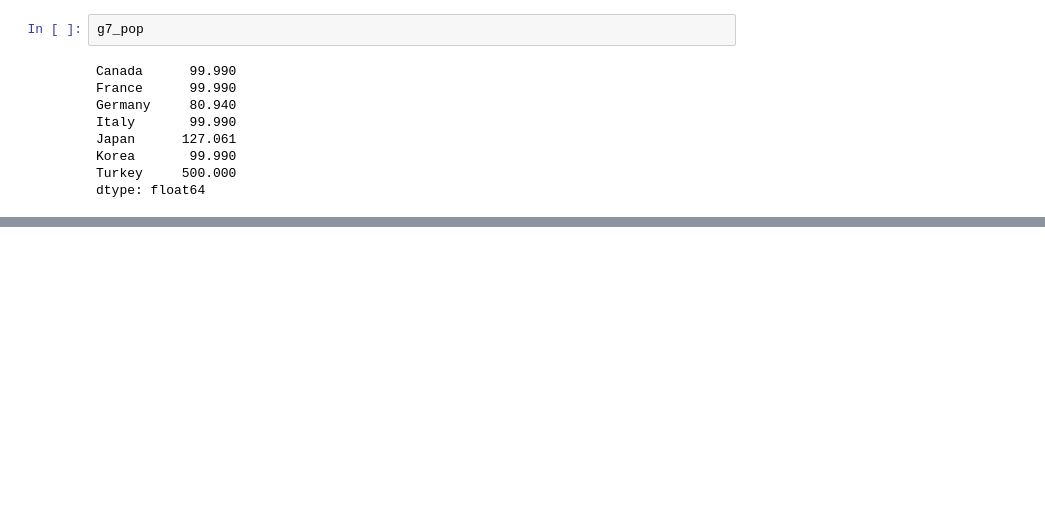
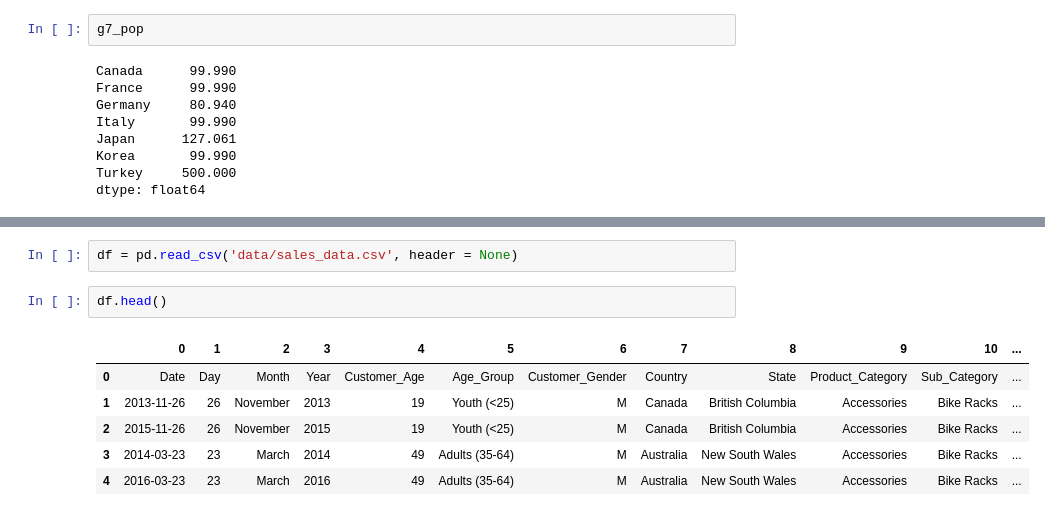
Before and after one commit to masanbasa3k/Data_Analysis_with_Python--freecodecamp, a Jupyter notebook: Pandas.ipynb, the cells around one changed output, grey strips where cells are left out. Saved outputs shown, nothing was run; the diff lists cells and outputs as text; blank space fills up the shorter version.

```diff
--- a/Pandas.ipynb
+++ b/Pandas.ipynb
@@ -269,0 +286,11 @@ dtype: float64
+# %%
+df = pd.read_csv('data/sales_data.csv', header = None)
+# %%
+df.head()
+# %% [output]
+|  | 0 | 1 | 2 | 3 | 4 | 5 | 6 | 7 | 8 | 9 | 10 | ... |
+| 0 | Date | Day | Month | Year | Customer_Age | Age_Group | Customer_Gender | Country | State | Product_Category | Sub_Category | ... |
+| 1 | 2013-11-26 | 26 | November | 2013 | 19 | Youth (<25) | M | Canada | British Columbia | Accessories | Bike Racks | ... |
+| 2 | 2015-11-26 | 26 | November | 2015 | 19 | Youth (<25) | M | Canada | British Columbia | Accessories | Bike Racks | ... |
+| 3 | 2014-03-23 | 23 | March | 2014 | 49 | Adults (35-64) | M | Australia | New South Wales | Accessories | Bike Racks | ... |
+| 4 | 2016-03-23 | 23 | March | 2016 | 49 | Adults (35-64) | M | Australia | New South Wales | Accessories | Bike Racks | ... |
```
Also changed, not shown: parts of 7 cells of this notebook.
